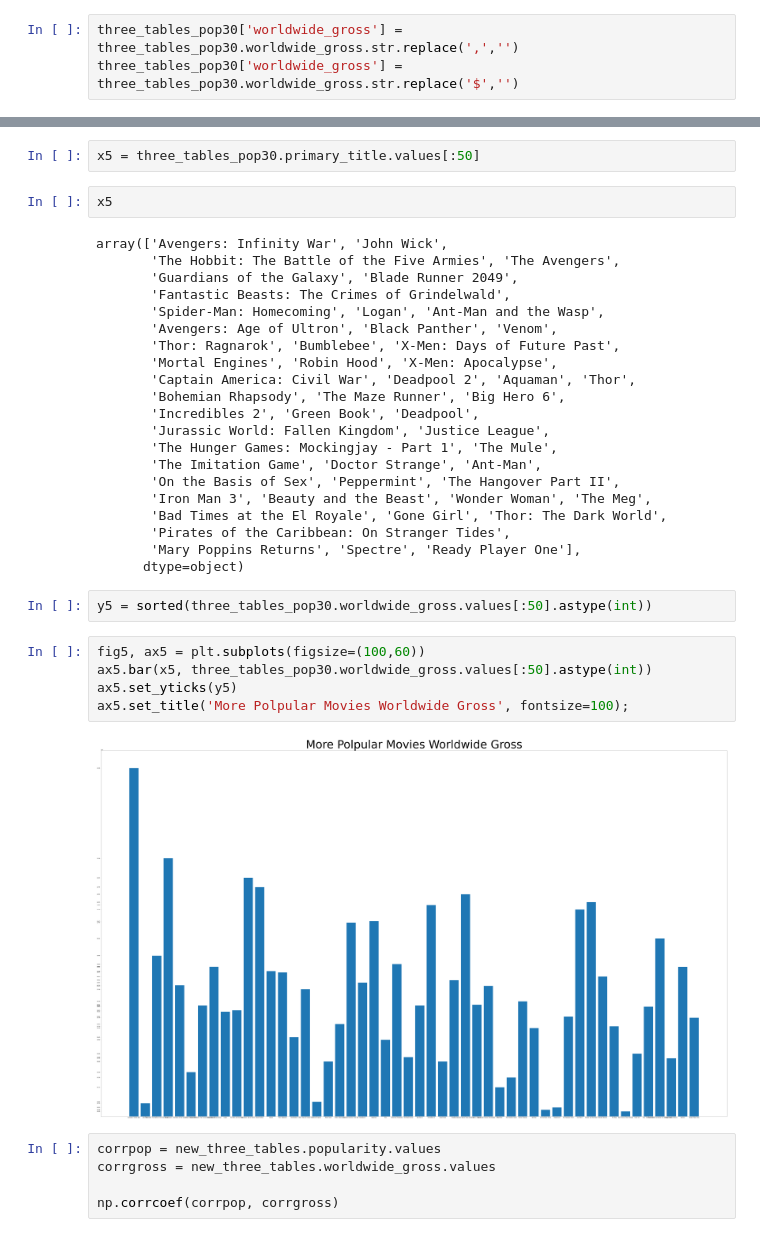
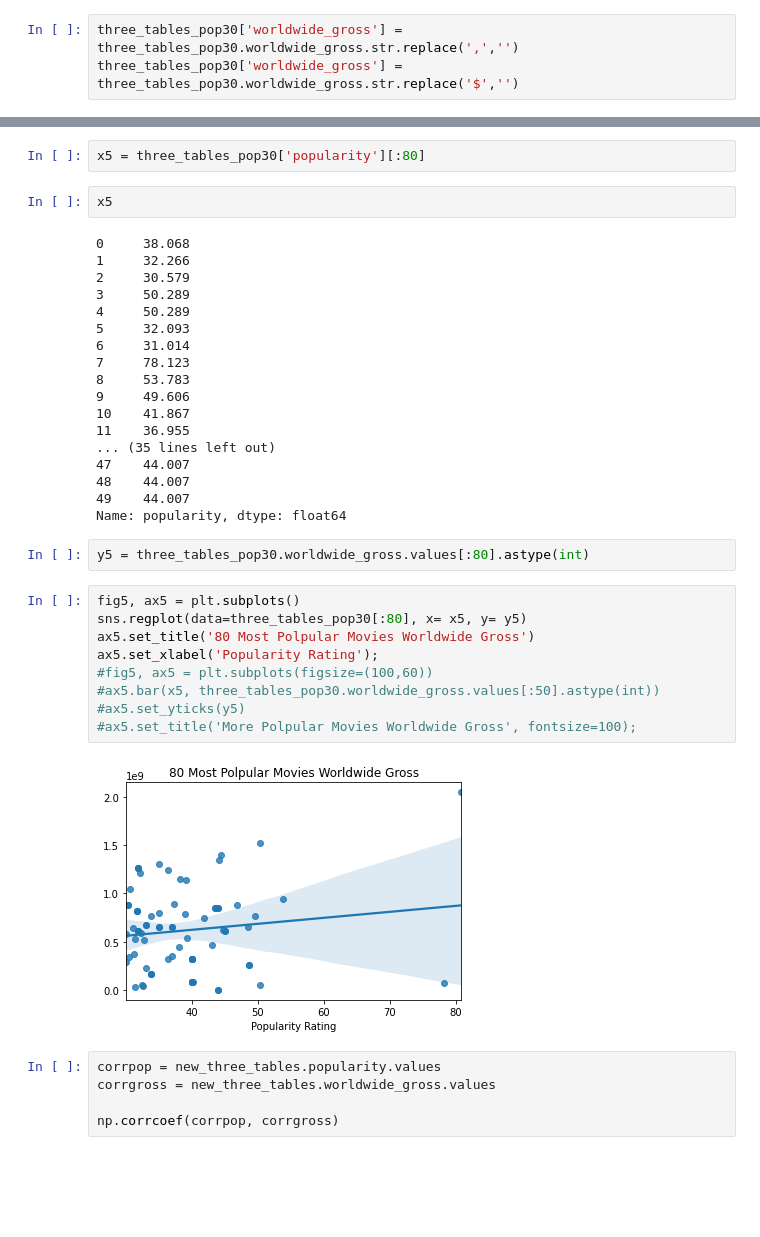
Before and after one commit to krvosen/microsoft_movie_analysis, a Jupyter notebook: create_sql_database.ipynb, the cells around one changed output, grey strips where cells are left out. Saved outputs shown, nothing was run; the diff lists cells and outputs as text; blank space fills up the shorter version.

Commit message:
Scatter Plots

```diff
--- a/create_sql_database.ipynb
+++ b/create_sql_database.ipynb
@@ -531,37 +492,38 @@ three_tables_pop30
-# %%
-x5 = three_tables_pop30.primary_title.values[:50]
+# %%
+x5 = three_tables_pop30['popularity'][:80]
 # %%
 x5
 # %% [output]
-array(['Avengers: Infinity War', 'John Wick',
-       'The Hobbit: The Battle of the Five Armies', 'The Avengers',
-       'Guardians of the Galaxy', 'Blade Runner 2049',
-       'Fantastic Beasts: The Crimes of Grindelwald',
-       'Spider-Man: Homecoming', 'Logan', 'Ant-Man and the Wasp',
-       'Avengers: Age of Ultron', 'Black Panther', 'Venom',
-       'Thor: Ragnarok', 'Bumblebee', 'X-Men: Days of Future Past',
-       'Mortal Engines', 'Robin Hood', 'X-Men: Apocalypse',
-       'Captain America: Civil War', 'Deadpool 2', 'Aquaman', 'Thor',
-       'Bohemian Rhapsody', 'The Maze Runner', 'Big Hero 6',
-       'Incredibles 2', 'Green Book', 'Deadpool',
-       'Jurassic World: Fallen Kingdom', 'Justice League',
-       'The Hunger Games: Mockingjay - Part 1', 'The Mule',
-       'The Imitation Game', 'Doctor Strange', 'Ant-Man',
-       'On the Basis of Sex', 'Peppermint', 'The Hangover Part II',
-       'Iron Man 3', 'Beauty and the Beast', 'Wonder Woman', 'The Meg',
-       'Bad Times at the El Royale', 'Gone Girl', 'Thor: The Dark World',
-       'Pirates of the Caribbean: On Stranger Tides',
-       'Mary Poppins Returns', 'Spectre', 'Ready Player One'],
-      dtype=object)
+0     38.068
+1     32.266
+2     30.579
+3     50.289
+4     50.289
+5     32.093
+6     31.014
+7     78.123
+8     53.783
+9     49.606
+10    41.867
+11    36.955
+... (35 lines left out)
+47    44.007
+48    44.007
+49    44.007
+Name: popularity, dtype: float64
 # %%
-y5 = sorted(three_tables_pop30.worldwide_gross.values[:50].astype(int))
+y5 = three_tables_pop30.worldwide_gross.values[:80].astype(int)
 # %%
-fig5, ax5 = plt.subplots(figsize=(100,60))
-ax5.bar(x5, three_tables_pop30.worldwide_gross.values[:50].astype(int))
-ax5.set_yticks(y5)
-ax5.set_title('More Polpular Movies Worldwide Gross', fontsize=100);
+fig5, ax5 = plt.subplots()
+sns.regplot(data=three_tables_pop30[:80], x= x5, y= y5)
+ax5.set_title('80 Most Polpular Movies Worldwide Gross')
+ax5.set_xlabel('Popularity Rating');
+#fig5, ax5 = plt.subplots(figsize=(100,60))
+#ax5.bar(x5, three_tables_pop30.worldwide_gross.values[:50].astype(int))
+#ax5.set_yticks(y5)
+#ax5.set_title('More Polpular Movies Worldwide Gross', fontsize=100);
 # %% [output]
-[figure, old version]
+[figure, new version]
 # %%
 corrpop = new_three_tables.popularity.values
 corrgross = new_three_tables.worldwide_gross.values
```
Also changed, not shown: parts of 18 cells of this notebook.
